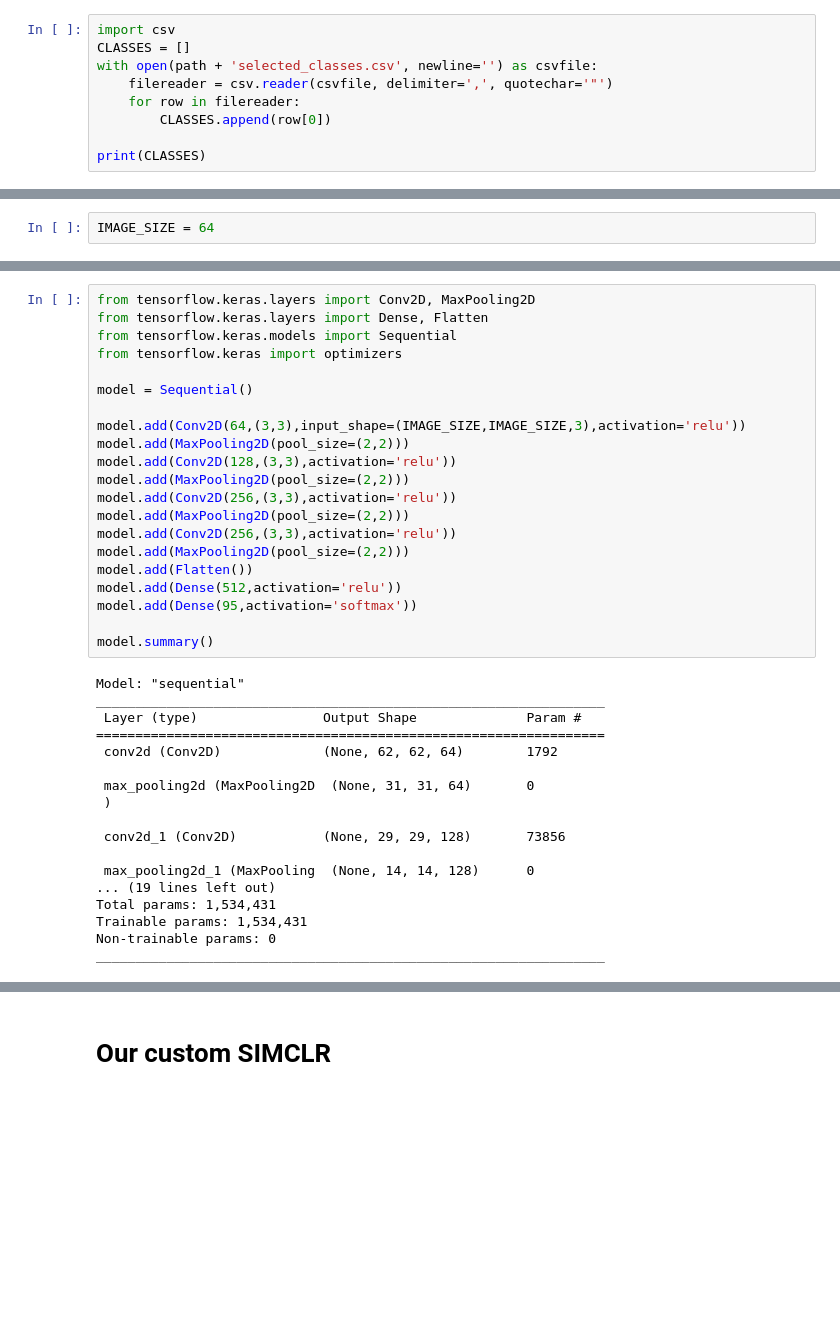
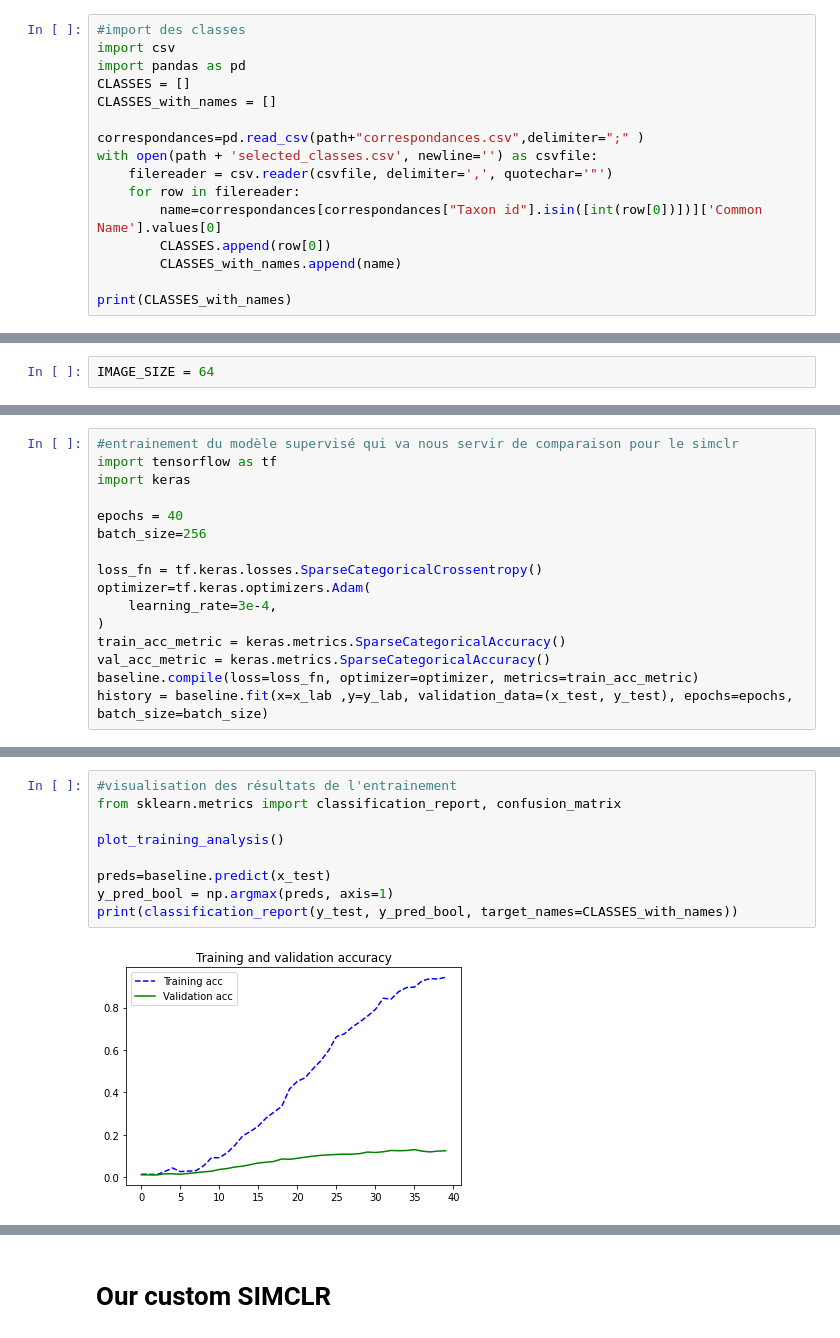
Before and after one commit to leagaze/contrastive-learning, a Jupyter notebook: Projet.ipynb, the cells around one changed output, grey strips where cells are left out. Saved outputs shown, nothing was run; the diff lists cells and outputs as text; blank space fills up the shorter version.

```diff
--- a/Projet.ipynb
+++ b/Projet.ipynb
@@ -8,10 +18,17 @@ fatal: destination path 'projsemisup' already exists and is not an empty directo
 # %%
+#import des classes
 import csv
+import pandas as pd
 CLASSES = []
+CLASSES_with_names = []
+
+correspondances=pd.read_csv(path+"correspondances.csv",delimiter=";" )
 with open(path + 'selected_classes.csv', newline='') as csvfile:
 	filereader = csv.reader(csvfile, delimiter=',', quotechar='"')
 	for row in filereader:
+		name=correspondances[correspondances["Taxon id"].isin([int(row[0])])]['Common Name'].values[0]
 		CLASSES.append(row[0])
+		CLASSES_with_names.append(name)
 
-print(CLASSES)
+print(CLASSES_with_names)
 # %% [output]
@@ -116,0 +177,16 @@ plt.show()
+# %%
+#entrainement du modèle supervisé qui va nous servir de comparaison pour le simclr
+import tensorflow as tf
+import keras
+
+epochs = 40
+batch_size=256
+
+loss_fn = tf.keras.losses.SparseCategoricalCrossentropy()
+optimizer=tf.keras.optimizers.Adam(
+    learning_rate=3e-4,
+)
+train_acc_metric = keras.metrics.SparseCategoricalAccuracy()
+val_acc_metric = keras.metrics.SparseCategoricalAccuracy()
+baseline.compile(loss=loss_fn, optimizer=optimizer, metrics=train_acc_metric)
+history = baseline.fit(x=x_lab ,y=y_lab, validation_data=(x_test, y_test), epochs=epochs, batch_size=batch_size)
@@ -136,42 +233,14 @@ def plot_training_analysis():
   plt.legend()
 
   plt.show()
-# %%
-from tensorflow.keras.layers import Conv2D, MaxPooling2D
-from tensorflow.keras.layers import Dense, Flatten
-from tensorflow.keras.models import Sequential
-from tensorflow.keras import optimizers
-
-model = Sequential()
-
-model.add(Conv2D(64,(3,3),input_shape=(IMAGE_SIZE,IMAGE_SIZE,3),activation='relu'))
-model.add(MaxPooling2D(pool_size=(2,2)))
-model.add(Conv2D(128,(3,3),activation='relu'))
-model.add(MaxPooling2D(pool_size=(2,2)))
-model.add(Conv2D(256,(3,3),activation='relu'))
-model.add(MaxPooling2D(pool_size=(2,2)))
-model.add(Conv2D(256,(3,3),activation='relu'))
-model.add(MaxPooling2D(pool_size=(2,2)))
-model.add(Flatten())
-model.add(Dense(512,activation='relu'))
-model.add(Dense(95,activation='softmax'))
-
-model.summary()
-# %% [output]
-Model: "sequential"
-_________________________________________________________________
- Layer (type)                Output Shape              Param #
-=================================================================
- conv2d (Conv2D)             (None, 62, 62, 64)        1792
-
- max_pooling2d (MaxPooling2D  (None, 31, 31, 64)       0
- )
-
- conv2d_1 (Conv2D)           (None, 29, 29, 128)       73856
-
- max_pooling2d_1 (MaxPooling  (None, 14, 14, 128)      0
-... (19 lines left out)
-Total params: 1,534,431
-Trainable params: 1,534,431
-Non-trainable params: 0
-_________________________________________________________________
+# %%
+#visualisation des résultats de l'entrainement
+from sklearn.metrics import classification_report, confusion_matrix
+
+plot_training_analysis()
+
+preds=baseline.predict(x_test)
+y_pred_bool = np.argmax(preds, axis=1)
+print(classification_report(y_test, y_pred_bool, target_names=CLASSES_with_names))
+# %% [output]
+[figure, added]
```
Also changed, not shown: parts of 36 cells of this notebook.
